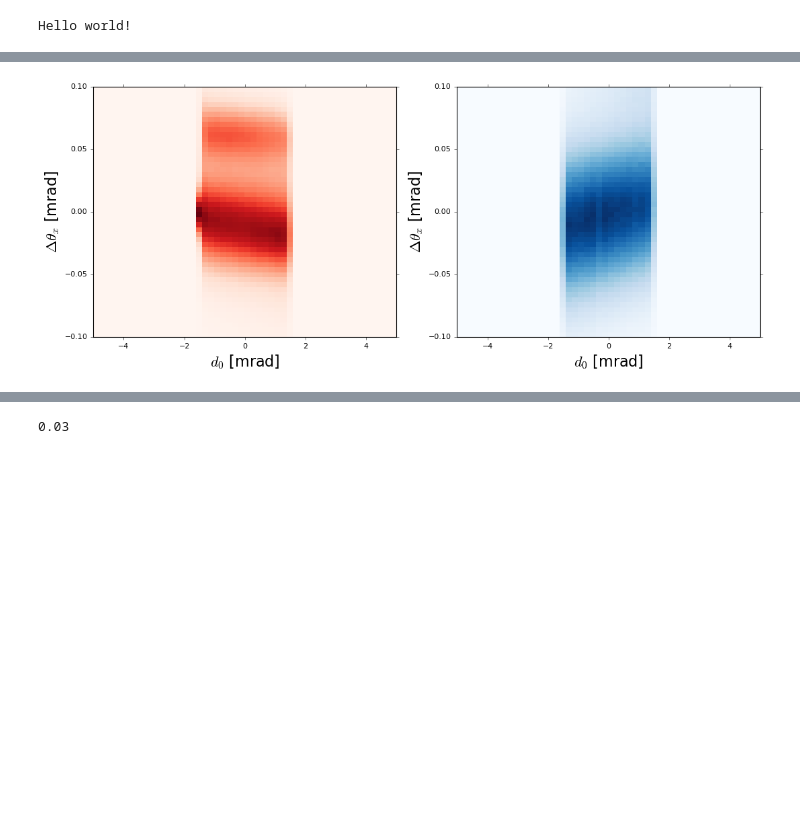
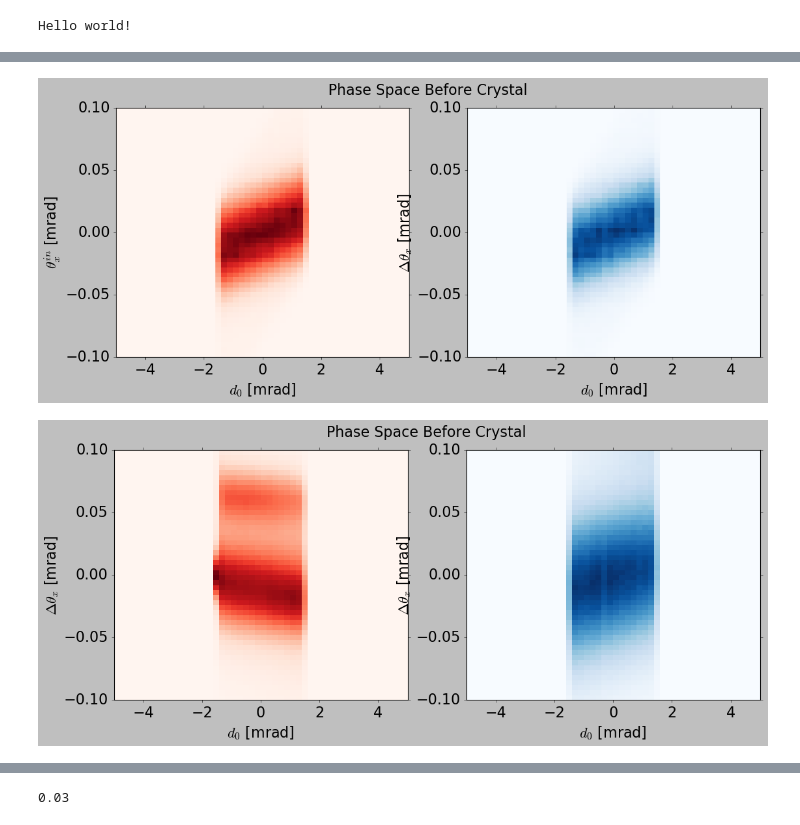
Before and after one commit to collamaf/UA9_22, a Jupyter notebook: analysis/DataAnalysis.ipynb, the cells around one changed output, grey strips where cells are left out. Saved outputs shown, nothing was run; the diff lists cells and outputs as text; code cells hidden in the pictures; blank space fills up the shorter version.

```diff
--- a/analysis/DataAnalysis.ipynb
+++ b/analysis/DataAnalysis.ipynb
@@ -13,7 +13,7 @@ import matplotlib.transforms as transforms
 from scipy.special import erfinv
 from matplotlib.colors import LogNorm
 
-smallFiles = True
+smallFiles = False
 
 #settings
 plt.style.use('classic')
@@ -26,16 +26,16 @@ matplotlib.rcParams['image.cmap'] = 'RdYlBu_r' #'hot'
 #print(matplotlib.rcParams)
 
 print("Hello world!")
-folder= "../BigDataFiles/" if (not smallFiles) else "../DataFiles/"
-
+folder= "../BigDataFiles/"
 inputFile=folder+"ACP80_0_flt.dat"
-inFileLabel=r"0 $\mu$rad"
-#inputSimFile="../DataFiles/ACP80_plus50_p100k.dat"
 inputSimFile=folder+"ACP80_plus50_flt.dat"
-inSimFileLabel=r"+50 $\mu$rad"
 if (smallFiles):
     folder= "../DataFiles/"
-    inputFile=folder+"ACP80_0_flt.dat"
+    inputFile=folder+"ACP80_0_p100k.dat"
+    inputSimFile=folder+"ACP80_plus50_p100k.dat"
+
+inFileLabel=r"0 $\mu$rad"
+inSimFileLabel=r"+50 $\mu$rad"
 
 cols=["gonio_angle","d0_x","d0_y","thetaIn_x","thetaOut_x","thetaIn_y","thetaOut_y","unknown1","unknown2"]
 
@@ -187,28 +205,53 @@ datasetSimu["weight"] = 1.
 # %%
 #fig = plt.figure(num=None, figsize=(8, 8), dpi=80, facecolor='w', edgecolor='k')
 fig, axes = plt.subplots(nrows=1, ncols=2,figsize=(8*2, 6),dpi=80)
+fig.suptitle("Phase Space Before Crystal")
+plot2D(axes[0],
+       dataset["d0_x"],
+       dataset["thetaIn_x"],
+       r"$d_0$ [mrad]",
+       r"$\theta_x^{in}$ [mrad]",
+       (50,50),
+       [[-5.,5.],[-0.1,0.1]],
+       "Reds"
+      )
+plot2D(axes[1],
+       datasetSimu["d0_x"],
+       datasetSimu["thetaIn_x"],
+       r"$d_0$ [mrad]",
+       r"$\Delta\theta_x$ [mrad]",
+       (50,50),
+       [[-5.,5.],[-0.1,0.1]],
+       "Blues"
+      )
+
+plt.show()
+
+fig, axes = plt.subplots(nrows=1, ncols=2,figsize=(8*2, 6),dpi=80)
+fig.suptitle("Phase Space Before Crystal")
 plot2D(axes[0],
        dataset["d0_x"],
        dataset["deltaTheta"],
        r"$d_0$ [mrad]",
        r"$\Delta\theta_x$ [mrad]",
        (50,50),
        [[-5.,5.],[-0.1,0.1]],
        "Reds"
       )
 plot2D(axes[1],
        datasetSimu["d0_x"],
        datasetSimu["deltaTheta"],
        r"$d_0$ [mrad]",
        r"$\Delta\theta_x$ [mrad]",
        (50,50),
        [[-5.,5.],[-0.1,0.1]],
        "Blues"
       )
 
 plt.show()
 # %% [output]
-[figure, old version]
+[figure, new version]
+[figure, added]
 # %%
 applyCut = False
 applyWeight = False
```
Also changed, not shown: parts of 8 cells of this notebook.
